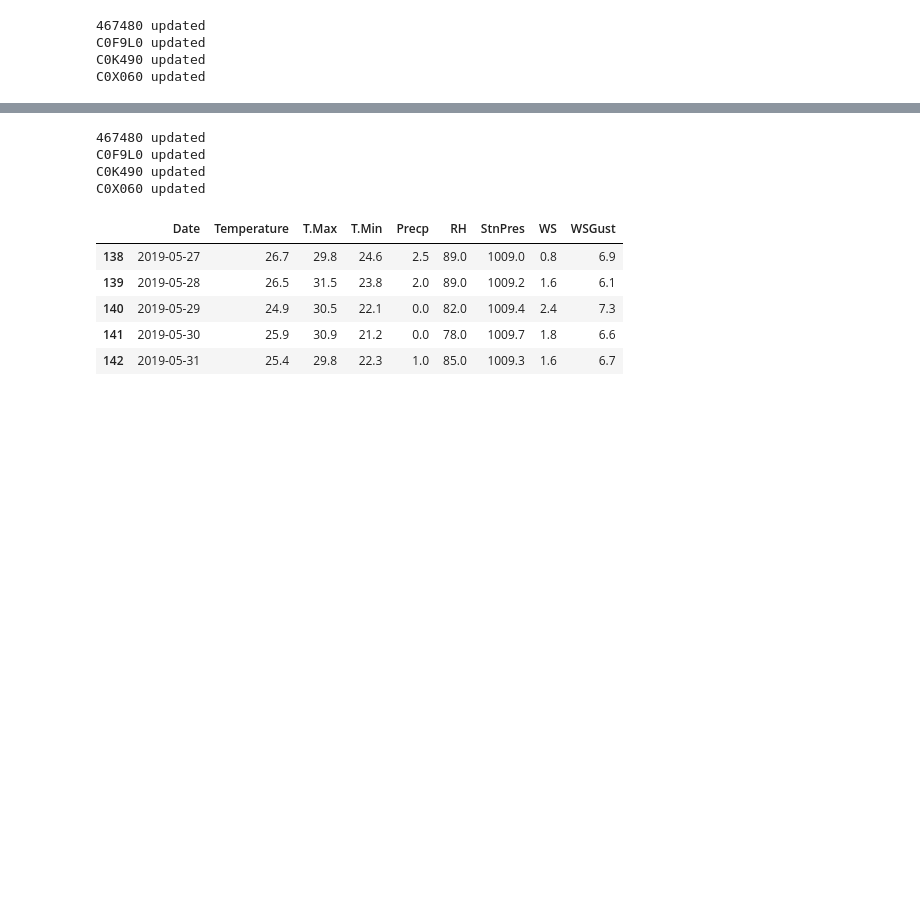
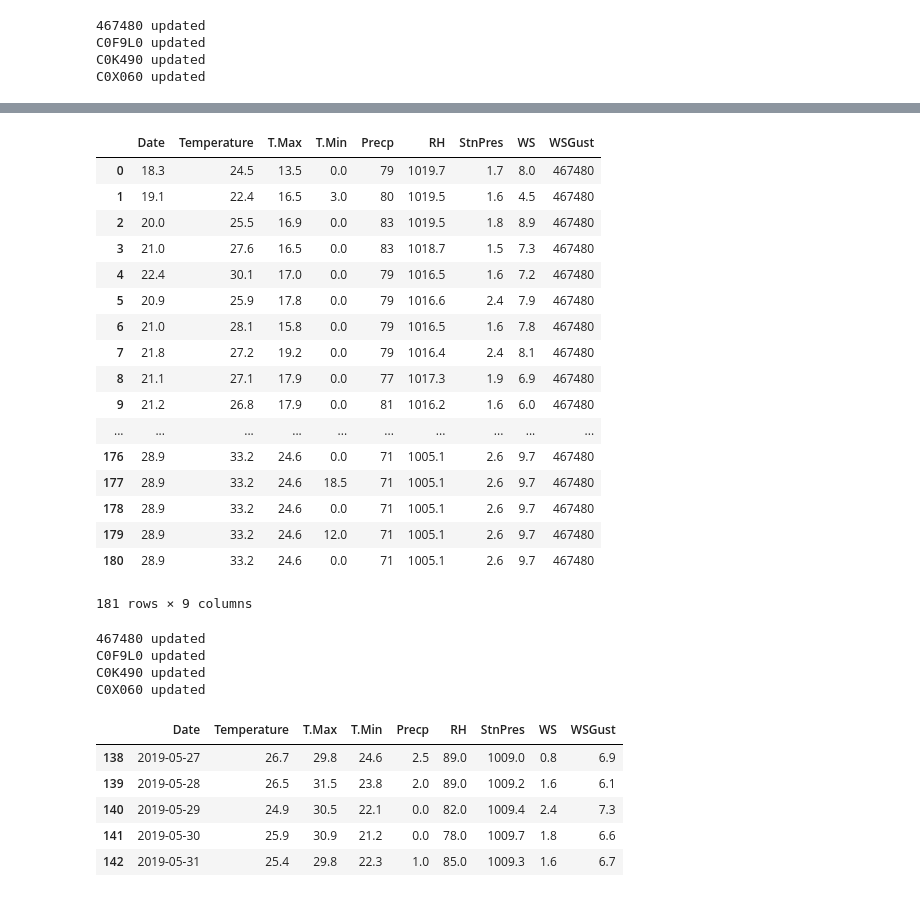
Before and after one commit to dogppatrick/python, a Jupyter notebook: cb105g4/cov_weather/003_update_weather.ipynb, the cells around one changed output, grey strips where cells are left out. Saved outputs shown, nothing was run; the diff lists cells and outputs as text; code cells hidden in the pictures; blank space fills up the shorter version.

```diff
--- a/cb105g4/cov_weather/003_update_weather.ipynb
+++ b/cb105g4/cov_weather/003_update_weather.ipynb
@@ -5,7 +5,7 @@ from glob import glob
 # 指定要更新的資料夾
 st_list = ["467480", "C0F9L0", "C0K490", "C0X060"]
 # 更新的天氣資訊放的位置
-p_dir = "../raw_weather/weather_update_0531/"
+p_dir = "../raw_weather/weather_update_0604/"
 # 主要天氣資訊放的位置
 main_weather_dir = "../result/merge_weather/"
 def merge_weatherdata(p_dir,station_name):
@@ -29,7 +29,7 @@ def merge_weatherdata(p_dir,station_name):
     return df_all
 
 st_list = ["467480", "C0F9L0", "C0K490", "C0X060"]
-p_dir = "../raw_weather/weather_update_0531/"
+p_dir = "../raw_weather/weather_update_0604/"
 for station_name in st_list:
     update_data  = merge_weatherdata(p_dir,station_name)
     main_data_fn = glob(main_weather_dir+ "*" +station_name+"*.csv")[0]
@@ -55,0 +48,3 @@ merger_data.shape
+# %%
+data = merge_weatherdata(p_dir,station_name)
+data.head()
@@ -56,3 +58,24 @@ merger_data.shape
+# %%
+data
+# %% [output]
+|  | Date | Temperature | T.Max | T.Min | Precp | RH | StnPres | WS | WSGust |
+| 0 | 18.3 | 24.5 | 13.5 | 0.0 | 79 | 1019.7 | 1.7 | 8.0 | 467480 |
+| 1 | 19.1 | 22.4 | 16.5 | 3.0 | 80 | 1019.5 | 1.6 | 4.5 | 467480 |
+| 2 | 20.0 | 25.5 | 16.9 | 0.0 | 83 | 1019.5 | 1.8 | 8.9 | 467480 |
+| 3 | 21.0 | 27.6 | 16.5 | 0.0 | 83 | 1018.7 | 1.5 | 7.3 | 467480 |
+| 4 | 22.4 | 30.1 | 17.0 | 0.0 | 79 | 1016.5 | 1.6 | 7.2 | 467480 |
+| 5 | 20.9 | 25.9 | 17.8 | 0.0 | 79 | 1016.6 | 2.4 | 7.9 | 467480 |
+| 6 | 21.0 | 28.1 | 15.8 | 0.0 | 79 | 1016.5 | 1.6 | 7.8 | 467480 |
+| 7 | 21.8 | 27.2 | 19.2 | 0.0 | 79 | 1016.4 | 2.4 | 8.1 | 467480 |
+| 8 | 21.1 | 27.1 | 17.9 | 0.0 | 77 | 1017.3 | 1.9 | 6.9 | 467480 |
+| 9 | 21.2 | 26.8 | 17.9 | 0.0 | 81 | 1016.2 | 1.6 | 6.0 | 467480 |
+| ... | ... | ... | ... | ... | ... | ... | ... | ... | ... |
+| 176 | 28.9 | 33.2 | 24.6 | 0.0 | 71 | 1005.1 | 2.6 | 9.7 | 467480 |
+| 177 | 28.9 | 33.2 | 24.6 | 18.5 | 71 | 1005.1 | 2.6 | 9.7 | 467480 |
+| 178 | 28.9 | 33.2 | 24.6 | 0.0 | 71 | 1005.1 | 2.6 | 9.7 | 467480 |
+| 179 | 28.9 | 33.2 | 24.6 | 12.0 | 71 | 1005.1 | 2.6 | 9.7 | 467480 |
+| 180 | 28.9 | 33.2 | 24.6 | 0.0 | 71 | 1005.1 | 2.6 | 9.7 | 467480 |
+181 rows × 9 columns
 # %%
 # for fn in fn_l:
 # #     得到新的合併表格
```
Also changed, not shown: parts of 3 cells of this notebook, 2 other files.
